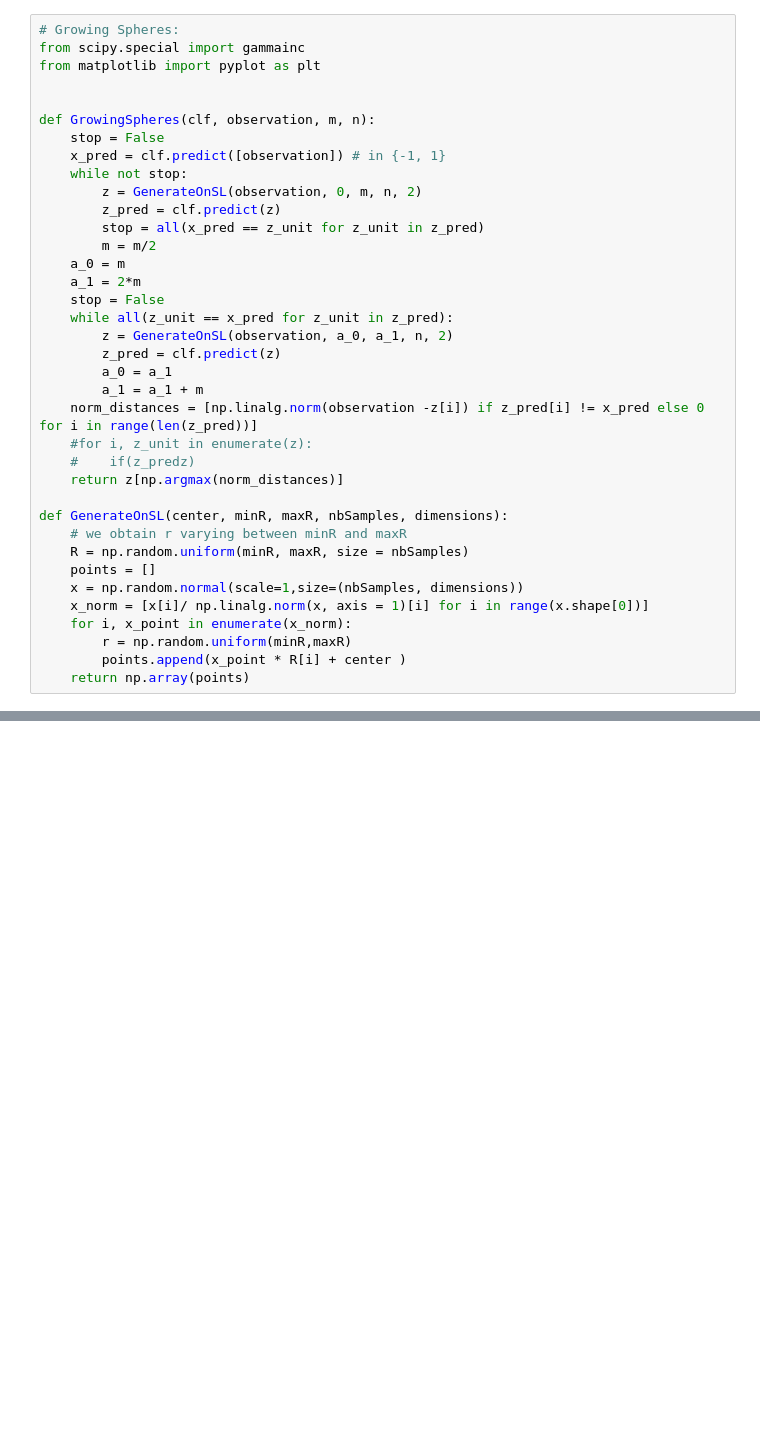
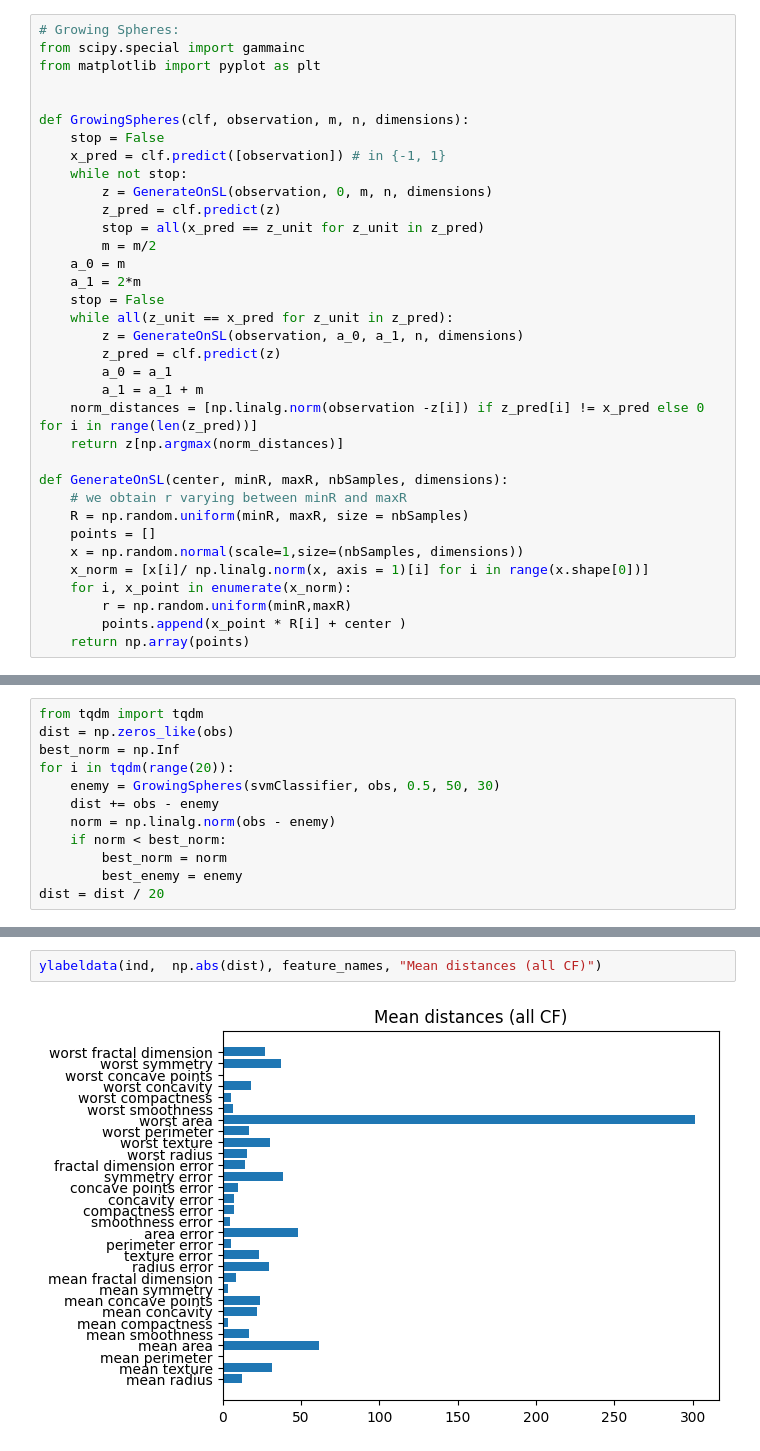
Before and after one commit to manueljmockus/XAI, a Jupyter notebook: TME1.ipynb, the cells around one changed output, grey strips where cells are left out. Saved outputs shown, nothing was run; the diff lists cells and outputs as text; blank space fills up the shorter version.

```diff
--- a/TME1.ipynb
+++ b/TME1.ipynb
@@ -45,11 +16,11 @@ from scipy.special import gammainc
 from matplotlib import pyplot as plt
 
 
-def GrowingSpheres(clf, observation, m, n):
+def GrowingSpheres(clf, observation, m, n, dimensions):
     stop = False
     x_pred = clf.predict([observation]) # in {-1, 1}
     while not stop:
-        z = GenerateOnSL(observation, 0, m, n, 2)
+        z = GenerateOnSL(observation, 0, m, n, dimensions)
         z_pred = clf.predict(z)
         stop = all(x_pred == z_unit for z_unit in z_pred)
         m = m/2
@@ -57,13 +28,11 @@ def GrowingSpheres(clf, observation, m, n):
     a_1 = 2*m
     stop = False
     while all(z_unit == x_pred for z_unit in z_pred):
-        z = GenerateOnSL(observation, a_0, a_1, n, 2)
+        z = GenerateOnSL(observation, a_0, a_1, n, dimensions)
         z_pred = clf.predict(z)
         a_0 = a_1
         a_1 = a_1 + m
     norm_distances = [np.linalg.norm(observation -z[i]) if z_pred[i] != x_pred else 0 for i in range(len(z_pred))]
-    #for i, z_unit in enumerate(z):
-    #    if(z_predz)
     return z[np.argmax(norm_distances)]
 
 def GenerateOnSL(center, minR, maxR, nbSamples, dimensions):
@@ -215,0 +94,12 @@ logreg = LogisticRegression(class_weight='balanced', max_iter=10000).fit(X_train
+# %%
+from tqdm import tqdm
+dist = np.zeros_like(obs)
+best_norm = np.Inf
+for i in tqdm(range(20)):
+    enemy = GrowingSpheres(svmClassifier, obs, 0.5, 50, 30)
+    dist += obs - enemy
+    norm = np.linalg.norm(obs - enemy)
+    if norm < best_norm:
+        best_norm = norm
+        best_enemy = enemy
+dist = dist / 20
@@ -215,0 +150,4 @@ logreg = LogisticRegression(class_weight='balanced', max_iter=10000).fit(X_train
+# %%
+ylabeldata(ind,  np.abs(dist), feature_names, "Mean distances (all CF)")
+# %% [output]
+[figure, added]
```
Also changed, not shown: parts of 34 cells of this notebook, 13 other files.
